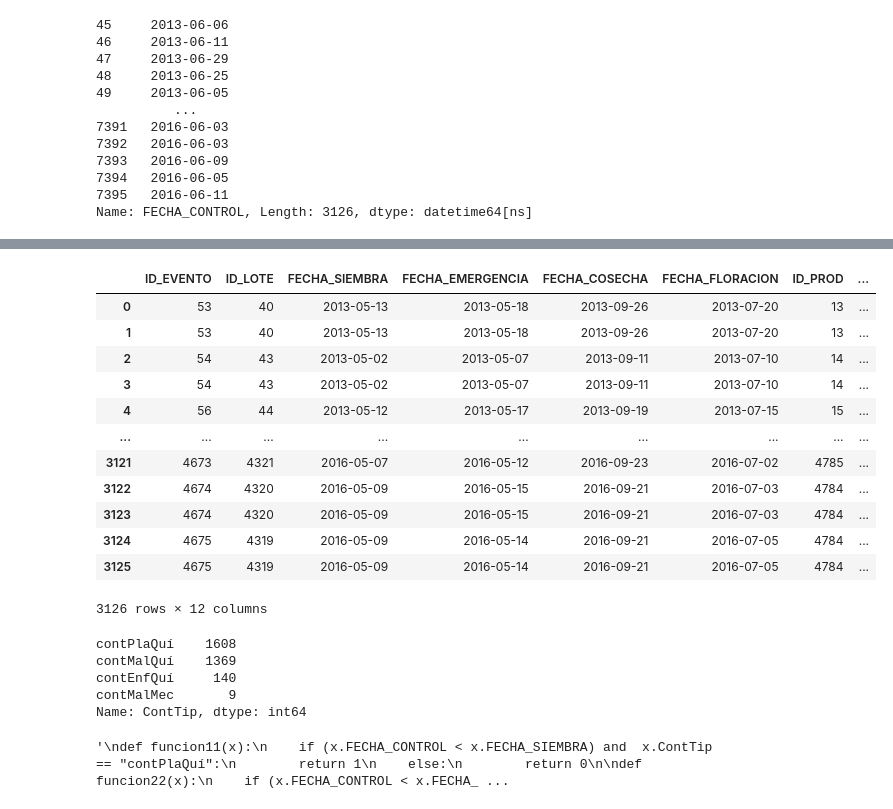
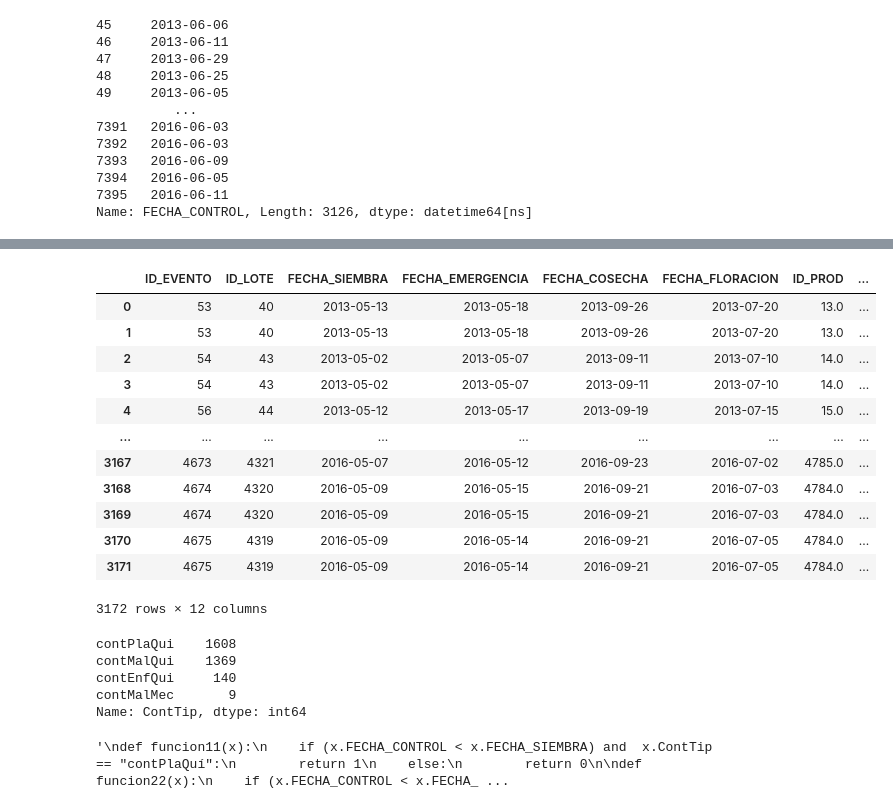
Before and after one commit to GermanMoran/TesisMaestria, a Jupyter notebook: codigos/LIMPIEZA_DATOS.ipynb, the cells around one changed output, grey strips where cells are left out. Cells and saved outputs as stored; diff of their text form; code cells hidden in the pictures.

```diff
--- a/codigos/LIMPIEZA_DATOS.ipynb
+++ b/codigos/LIMPIEZA_DATOS.ipynb
@@ -410,0 +447,5 @@ Name: TIPO_CONTROL, Length: 3126, dtype: object
+# %%
+print("Histograma",controls.TIPO_CONTROL.value_counts())
+# Se debe realizar la limpieza los tipos de control es decir se eliminar las tildes
+controls.TIPO_CONTROL = controls.TIPO_CONTROL.apply(lambda x: x.replace("í","i"))
+controls.TIPO_CONTROL
@@ -506,21 +580,21 @@ controls
 # %%
 # Se adiciona al data.frame las columnas que contienen las fechas de siembra, emergencia, floracion y cosecha de los eventos
-controlesEnEventos = pd.merge(eventosParaFechas,controls,how='inner')
+controlesEnEventos = pd.merge(eventosParaFechas,controls,how='left',on="ID_EVENTO")
 controlesEnEventos
 # %% [output]
 |  | ID_EVENTO | ID_LOTE | FECHA_SIEMBRA | FECHA_EMERGENCIA | FECHA_COSECHA | FECHA_FLORACION | ID_PROD | ... |
-| 0 | 53 | 40 | 2013-05-13 | 2013-05-18 | 2013-09-26 | 2013-07-20 | 13 | ... |
-| 1 | 53 | 40 | 2013-05-13 | 2013-05-18 | 2013-09-26 | 2013-07-20 | 13 | ... |
-| 2 | 54 | 43 | 2013-05-02 | 2013-05-07 | 2013-09-11 | 2013-07-10 | 14 | ... |
-| 3 | 54 | 43 | 2013-05-02 | 2013-05-07 | 2013-09-11 | 2013-07-10 | 14 | ... |
-| 4 | 56 | 44 | 2013-05-12 | 2013-05-17 | 2013-09-19 | 2013-07-15 | 15 | ... |
+| 0 | 53 | 40 | 2013-05-13 | 2013-05-18 | 2013-09-26 | 2013-07-20 | 13.0 | ... |
+| 1 | 53 | 40 | 2013-05-13 | 2013-05-18 | 2013-09-26 | 2013-07-20 | 13.0 | ... |
+| 2 | 54 | 43 | 2013-05-02 | 2013-05-07 | 2013-09-11 | 2013-07-10 | 14.0 | ... |
+| 3 | 54 | 43 | 2013-05-02 | 2013-05-07 | 2013-09-11 | 2013-07-10 | 14.0 | ... |
+| 4 | 56 | 44 | 2013-05-12 | 2013-05-17 | 2013-09-19 | 2013-07-15 | 15.0 | ... |
 | ... | ... | ... | ... | ... | ... | ... | ... | ... |
-| 3121 | 4673 | 4321 | 2016-05-07 | 2016-05-12 | 2016-09-23 | 2016-07-02 | 4785 | ... |
-| 3122 | 4674 | 4320 | 2016-05-09 | 2016-05-15 | 2016-09-21 | 2016-07-03 | 4784 | ... |
-| 3123 | 4674 | 4320 | 2016-05-09 | 2016-05-15 | 2016-09-21 | 2016-07-03 | 4784 | ... |
-| 3124 | 4675 | 4319 | 2016-05-09 | 2016-05-14 | 2016-09-21 | 2016-07-05 | 4784 | ... |
-| 3125 | 4675 | 4319 | 2016-05-09 | 2016-05-14 | 2016-09-21 | 2016-07-05 | 4784 | ... |
+| 3167 | 4673 | 4321 | 2016-05-07 | 2016-05-12 | 2016-09-23 | 2016-07-02 | 4785.0 | ... |
+| 3168 | 4674 | 4320 | 2016-05-09 | 2016-05-15 | 2016-09-21 | 2016-07-03 | 4784.0 | ... |
+| 3169 | 4674 | 4320 | 2016-05-09 | 2016-05-15 | 2016-09-21 | 2016-07-03 | 4784.0 | ... |
+| 3170 | 4675 | 4319 | 2016-05-09 | 2016-05-14 | 2016-09-21 | 2016-07-05 | 4784.0 | ... |
+| 3171 | 4675 | 4319 | 2016-05-09 | 2016-05-14 | 2016-09-21 | 2016-07-05 | 4784.0 | ... |
-3126 rows × 12 columns
+3172 rows × 12 columns
 # %%
 # Here we use a column with categorical data
 # Histograma del tipo de controles que finalmente se realizaron
@@ -532,9 +606,9 @@ fig.show()
 # Valores unicos de la columna conTip
 controlesEnEventos.ContTip.value_counts()
 # %% [output]
-contPlaQuí    1608
-contMalQuí    1369
-contEnfQuí     140
+contPlaQui    1608
+contMalQui    1369
+contEnfQui     140
 contMalMec       9
 Name: ContTip, dtype: int64
 # %%
```
Also changed, not shown: parts of 32 cells of this notebook, 18 other files.
